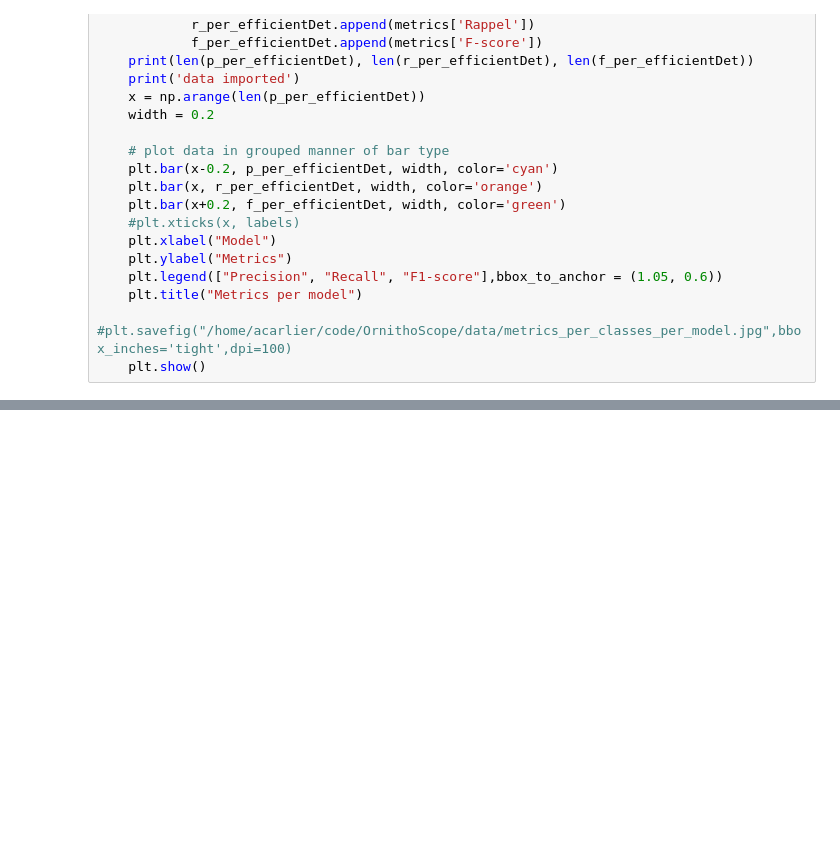
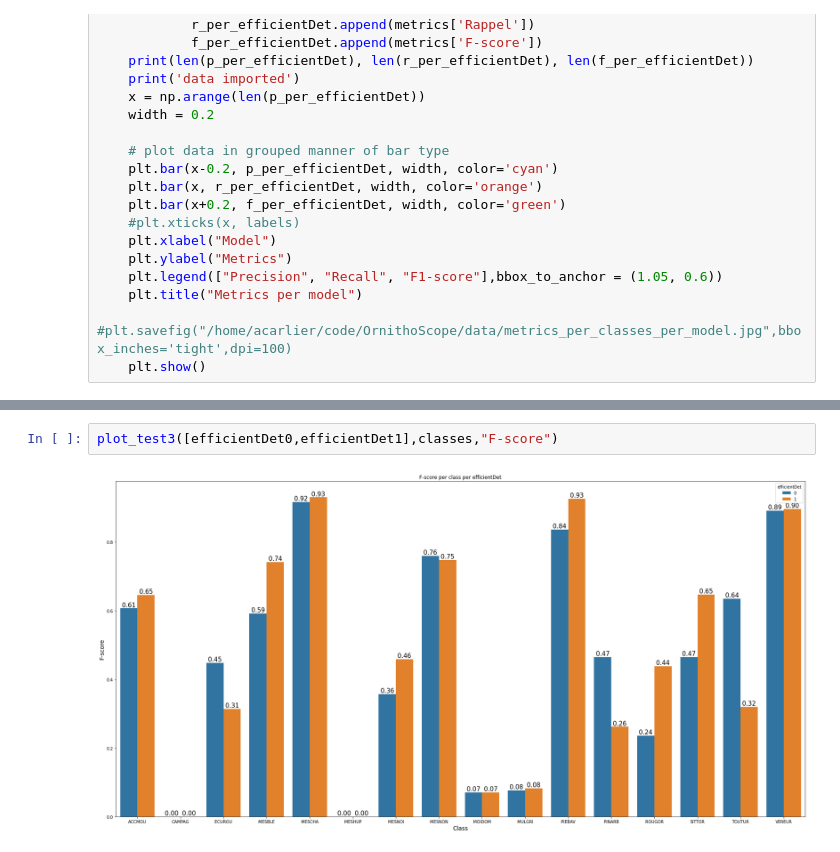
Before and after one commit to deva-sou/OrnithoScope_tflite, a Jupyter notebook: notebooks/model_metrics/global_accuracy_comparaison.ipynb, the cells around one changed output, grey strips where cells are left out. Drawn from its saved outputs; the diff is of its cells as text; blank space fills up the shorter version.

```diff
--- a/notebooks/model_metrics/global_accuracy_comparaison.ipynb
+++ b/notebooks/model_metrics/global_accuracy_comparaison.ipynb
@@ -153,0 +300,4 @@ plot_test2([efficientDet0,efficientDet1], classes)
+# %%
+plot_test3([efficientDet0,efficientDet1],classes,"F-score")
+# %% [output]
+[figure, added]
```
Also changed, not shown: parts of 16 cells of this notebook, 23 other files.
